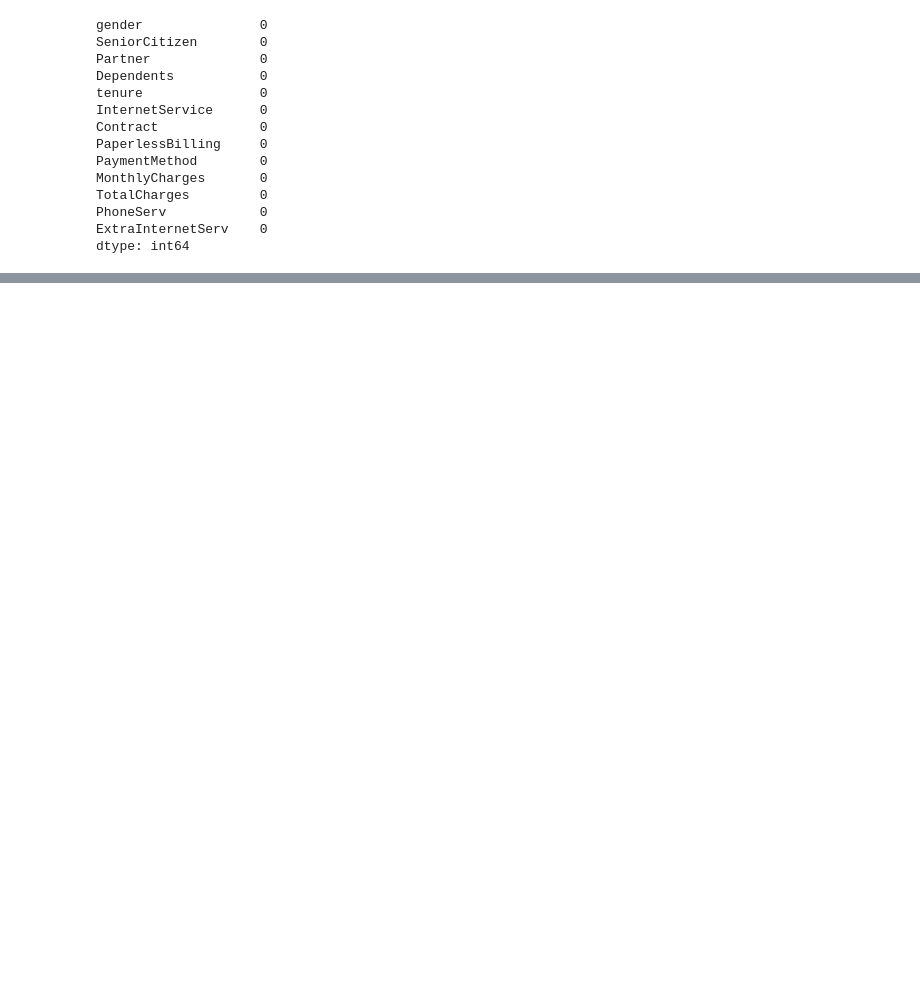
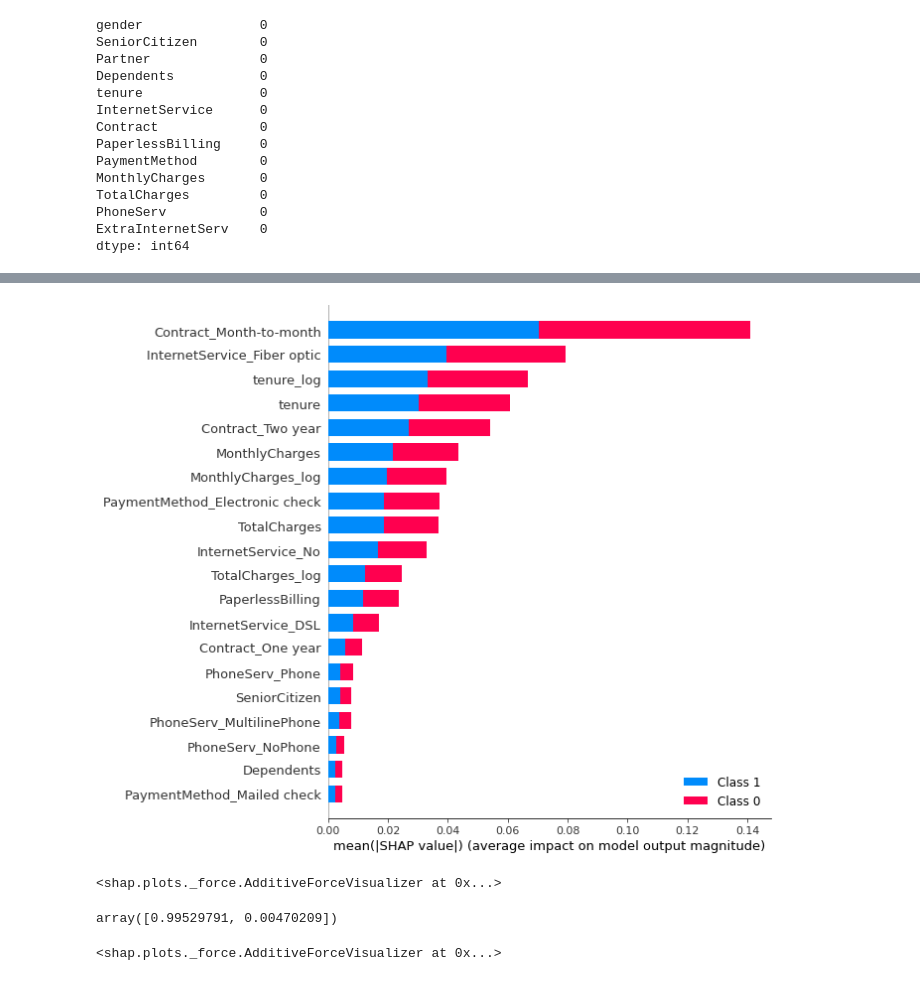
Before and after one commit to AShelpov/ML_in_business, a Jupyter notebook: HW_7.ipynb, the cells around one changed output, grey strips where cells are left out. Saved outputs shown, nothing was run; the diff lists cells and outputs as text; code cells hidden in the pictures; blank space fills up the shorter version.

```diff
--- a/HW_7.ipynb
+++ b/HW_7.ipynb
@@ -252,0 +257,4 @@ transformer.fit_transform(X_train).head(2)
+# %%
+forest_pipe = make_pipeline(transformer, forest_clf)
+# %%
+forest_pipe.fit(X_train, y_train.astype("int"))
@@ -252,0 +320,8 @@ transformer.fit_transform(X_train).head(2)
+# %%
+explainer = shap.TreeExplainer(forest_pipe.get_params()["steps"][-1][-1])
+# %%
+shap_values = explainer.shap_values(transformer.fit_transform(X_train))
+# %%
+shap.summary_plot(shap_values, transformer.fit_transform(X_train))
+# %% [output]
+[figure, added]
@@ -252,0 +338,10 @@ transformer.fit_transform(X_train).head(2)
+# %%
+#  посмотрим на 23 пользователя
+shap.force_plot(explainer.expected_value[0], shap_values[0][23,:],
+                transformer.fit_transform(X_train).iloc[23, :])
+# %% [output]
+<shap.plots._force.AdditiveForceVisualizer at 0x...>
+# %%
+forest_pipe.predict_proba(X_train)[23]
+# %% [output]
+array([0.99529791, 0.00470209])
@@ -252,0 +351,6 @@ transformer.fit_transform(X_train).head(2)
+# %%
+#  посмотрим на 1048 пользователя
+shap.force_plot(explainer.expected_value[0], shap_values[0][1048,:],
+                transformer.fit_transform(X_train).iloc[1048, :])
+# %% [output]
+<shap.plots._force.AdditiveForceVisualizer at 0x...>
```
Also changed, not shown: parts of 37 cells of this notebook.
